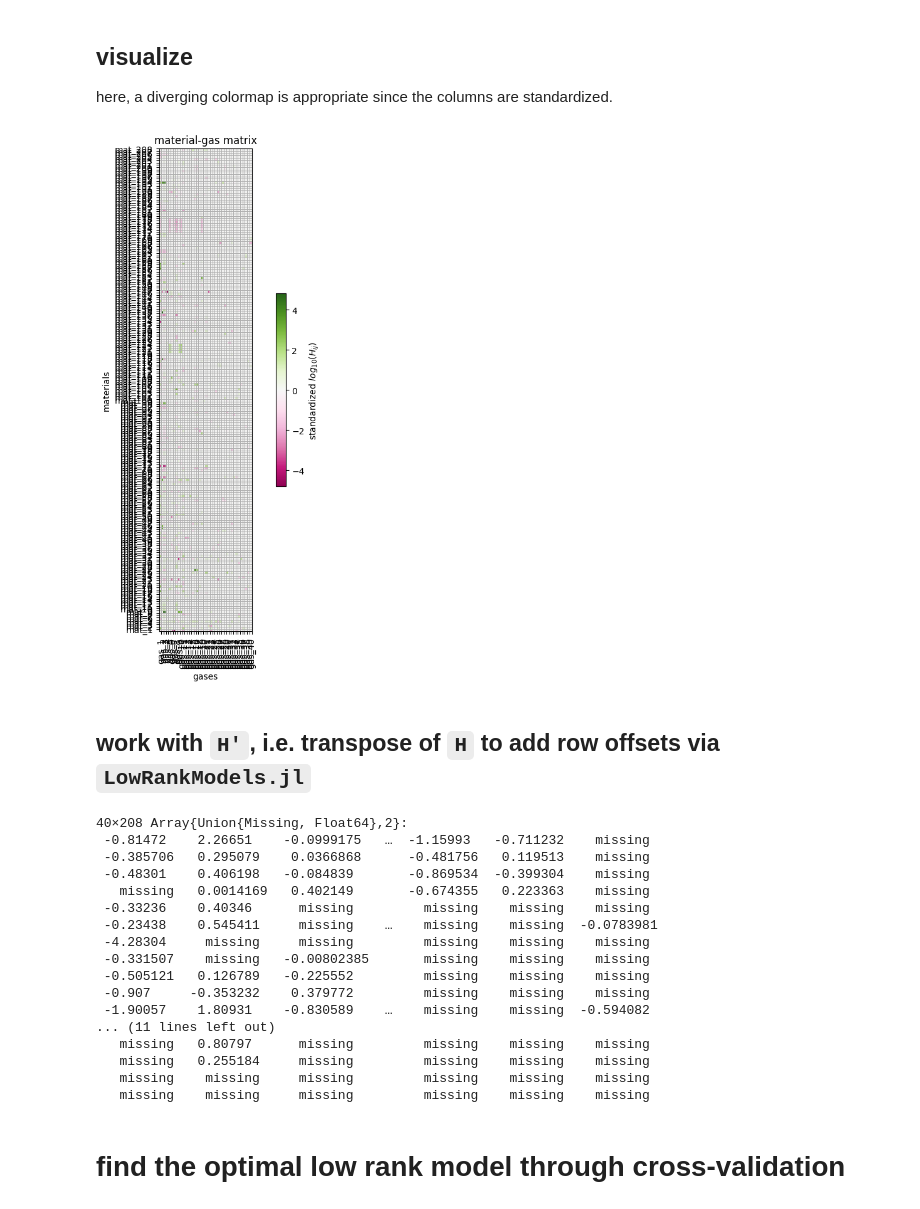
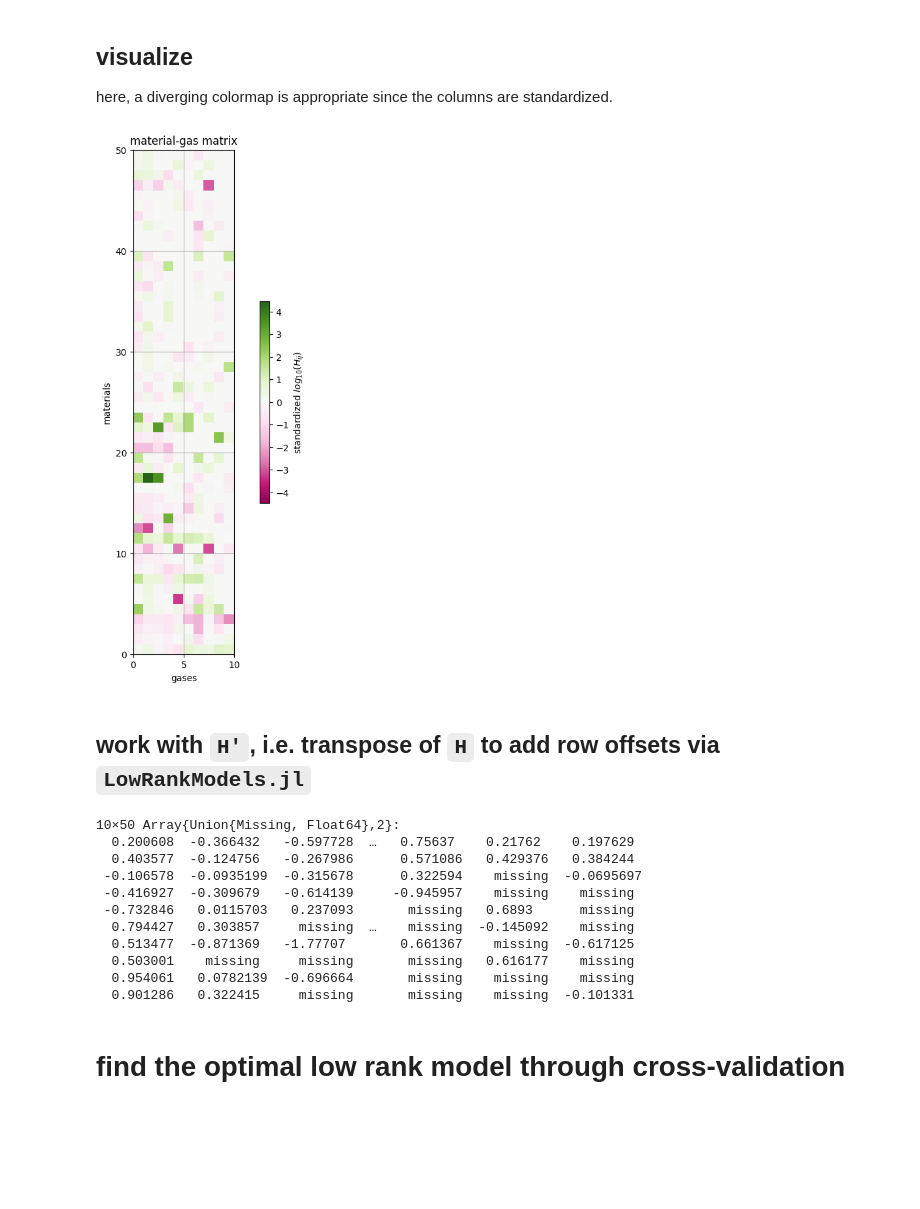
Before and after one commit to SimonEnsemble/material_recommendation_system, a Jupyter notebook: julia_code/mf using lowrankmodels.ipynb, the cells around one changed output. Drawn from its saved outputs; the diff is of its cells as text; code cells hidden in the pictures; blank space fills up the shorter version.

```diff
--- a/julia_code/mf using lowrankmodels.ipynb
+++ b/julia_code/mf using lowrankmodels.ipynb
@@ -25,3 +53,10 @@ gases = ["gas_$j" for j = 1:ng];
+# %%
+nm = 50
+ng = 10
+
+H = H[1:nm, 1:ng]
+materials = materials[1:nm]
+gases = gases[1:ng];
 # %% [markdown]
 ## standardize columns, log10-transform
 * take the `log` (base 10) to learn the *order of magnitude* of the Henry coefficients
@@ -44,43 +79,37 @@ here, a diverging colormap is appropriate since the columns are standardized.
 # %%
 spy_H = deepcopy(H)
 spy_H[ismissing.(H)] .= 0.0
 
 fig, ax = subplots(figsize=(10, 10))
 pcolormesh(spy_H, cmap="PiYG",
     vmax=maximum(abs.(spy_H)), vmin=-maximum(abs.(spy_H)))
 cbar = colorbar(label=L"standardized $log_{10}(H_{ij})$", shrink=0.4)
 grid("on")
 ax.set_aspect("equal")
 title("material-gas matrix")
 xlabel("gases")
 ylabel("materials")
-xticks(1:ng, gases, rotation=90)
-yticks(1:nm, materials);
 # TODO xticks, yticks with material and gas names
+# xticks(1:ng, gases, rotation=90)
+# yticks(1:nm, materials);
 # %% [output]
-[figure, old version]
+[figure, new version]
 # %% [markdown]
 ## work with `H'`, i.e. transpose of `H` to add row offsets via `LowRankModels.jl`
 # %%
 H = collect(H')
 # %% [output]
-40×208 Array{Union{Missing, Float64},2}:
- -0.81472    2.26651    -0.0999175   …  -1.15993   -0.711232    missing
- -0.385706   0.295079    0.0366868      -0.481756   0.119513    missing
- -0.48301    0.406198   -0.084839       -0.869534  -0.399304    missing
-   missing   0.0014169   0.402149       -0.674355   0.223363    missing
- -0.33236    0.40346      missing         missing    missing    missing
- -0.23438    0.545411     missing    …    missing    missing  -0.0783981
- -4.28304     missing     missing         missing    missing    missing
- -0.331507    missing   -0.00802385       missing    missing    missing
- -0.505121   0.126789   -0.225552         missing    missing    missing
- -0.907     -0.353232    0.379772         missing    missing    missing
- -1.90057    1.80931    -0.830589    …    missing    missing  -0.594082
-... (11 lines left out)
-   missing   0.80797      missing         missing    missing    missing
-   missing   0.255184     missing         missing    missing    missing
-   missing    missing     missing         missing    missing    missing
-   missing    missing     missing         missing    missing    missing
+10×50 Array{Union{Missing, Float64},2}:
+  0.200608  -0.366432   -0.597728  …   0.75637    0.21762    0.197629
+  0.403577  -0.124756   -0.267986      0.571086   0.429376   0.384244
+ -0.106578  -0.0935199  -0.315678      0.322594    missing  -0.0695697
+ -0.416927  -0.309679   -0.614139     -0.945957    missing    missing
+ -0.732846   0.0115703   0.237093       missing   0.6893      missing
+  0.794427   0.303857     missing  …    missing  -0.145092    missing
+  0.513477  -0.871369   -1.77707       0.661367    missing  -0.617125
+  0.503001    missing     missing       missing   0.616177    missing
+  0.954061   0.0782139  -0.696664       missing    missing    missing
+  0.901286   0.322415     missing       missing    missing  -0.101331
 # %% [markdown]
 # find the optimal low rank model through cross-validation
 # %%
```
Also changed, not shown: parts of 12 cells of this notebook.
